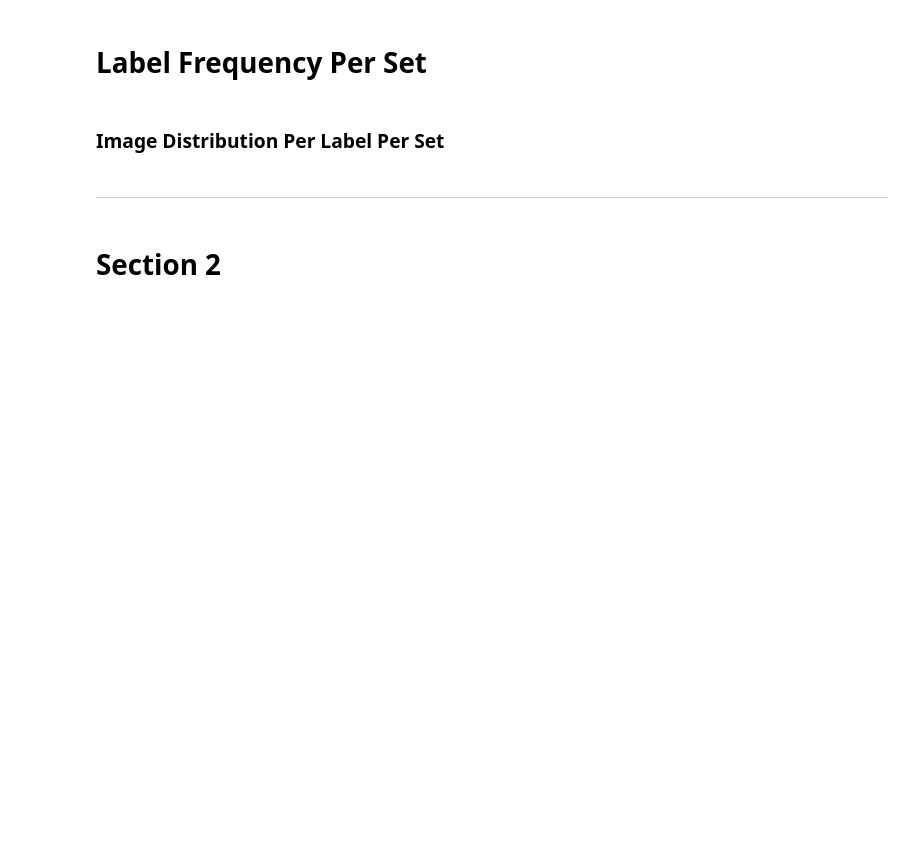
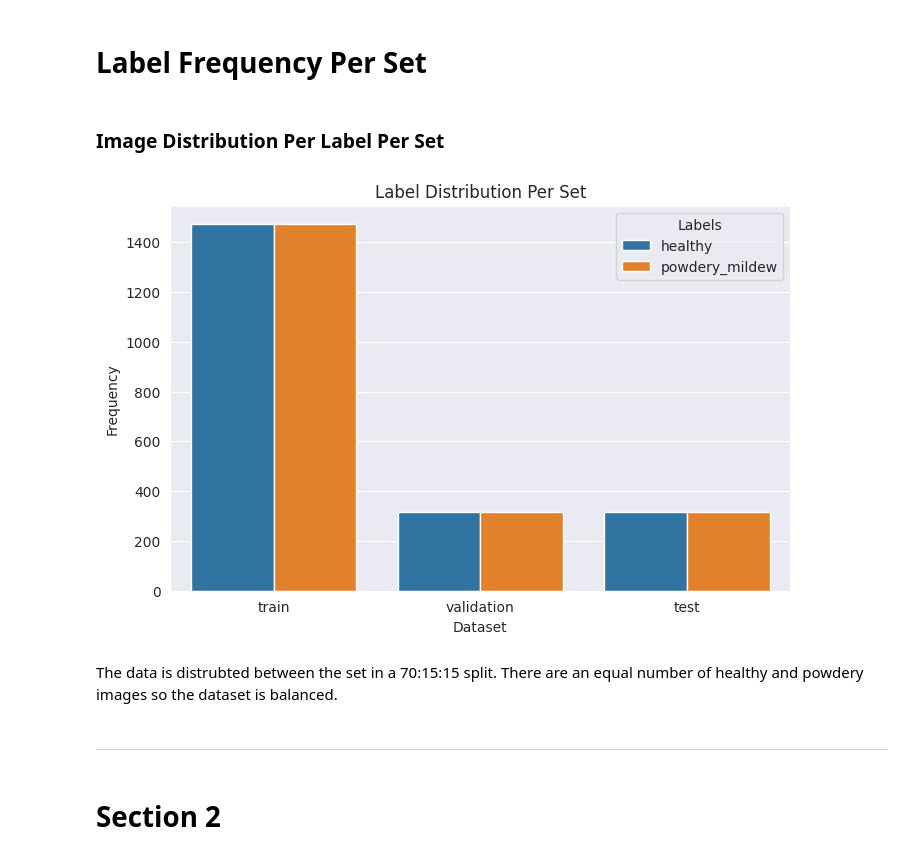
Before and after one commit to Hasmelash95/cherry-leaves-mildew, a Jupyter notebook: jupyter_notebooks/03 - Modelling and Evaluation.ipynb, the cells around one changed output. Saved outputs shown, nothing was run; the diff lists cells and outputs as text; code cells hidden in the pictures; blank space fills up the shorter version.

Commit message:
Create and save label distribution graph

```diff
--- a/jupyter_notebooks/03 - Modelling and Evaluation.ipynb
+++ b/jupyter_notebooks/03 - Modelling and Evaluation.ipynb
@@ -88,3 +81,32 @@ from matplotlib.image import imread
+# %%
+import os
+import pandas as pd
+import numpy as np
+import matplotlib.pyplot as plt
+import seaborn as sns
+from matplotlib.image import imread
+
+df_label_frequency = pd.DataFrame([])
+for set in ["train", "validation", "test"]:
+    for label in labels:
+        count = int(len(os.listdir(data_dir + "/" + set + "/" + label)))
+        df_label_frequency = df_label_frequency.append(pd.Series(data={"Dataset": set,
+                                                                       "Labels": label,
+                                                                       "Frequency": count}),
+                                                        ignore_index=True)
+
+sns.set_style("darkgrid")
+plt.figure(figsize=(8, 5))
+sns.barplot(data=df_label_frequency, x="Dataset", y="Frequency", hue="Labels")
+plt.title("Label Distribution Per Set")
+if "label_distribution_graph.png" not in file_path:
+    plt.savefig(f"{file_path}/label_distribution_graph.png")
+else:
+    plt.show()
+# %% [output]
+[figure, added]
+# %% [markdown]
+The data is distrubted between the set in a 70:15:15 split. There are an equal number of healthy and powdery images so the dataset is balanced.
 # %% [markdown]
 ---
 # %% [markdown]
```
Also changed, not shown: parts of 1 cell of this notebook, 1 other file.
